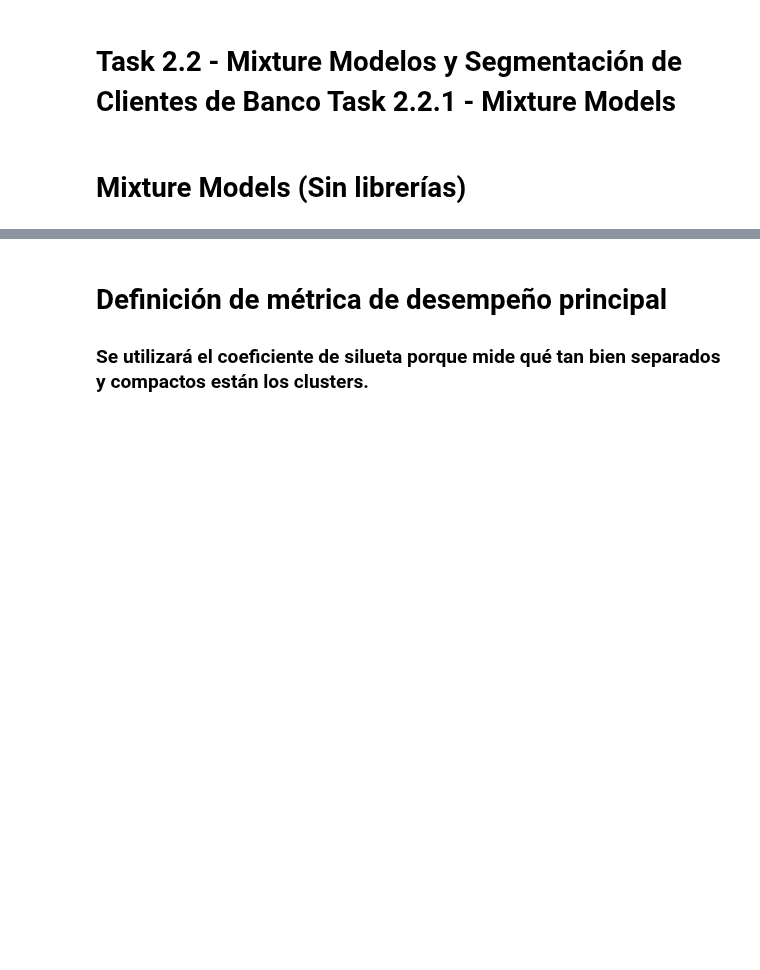
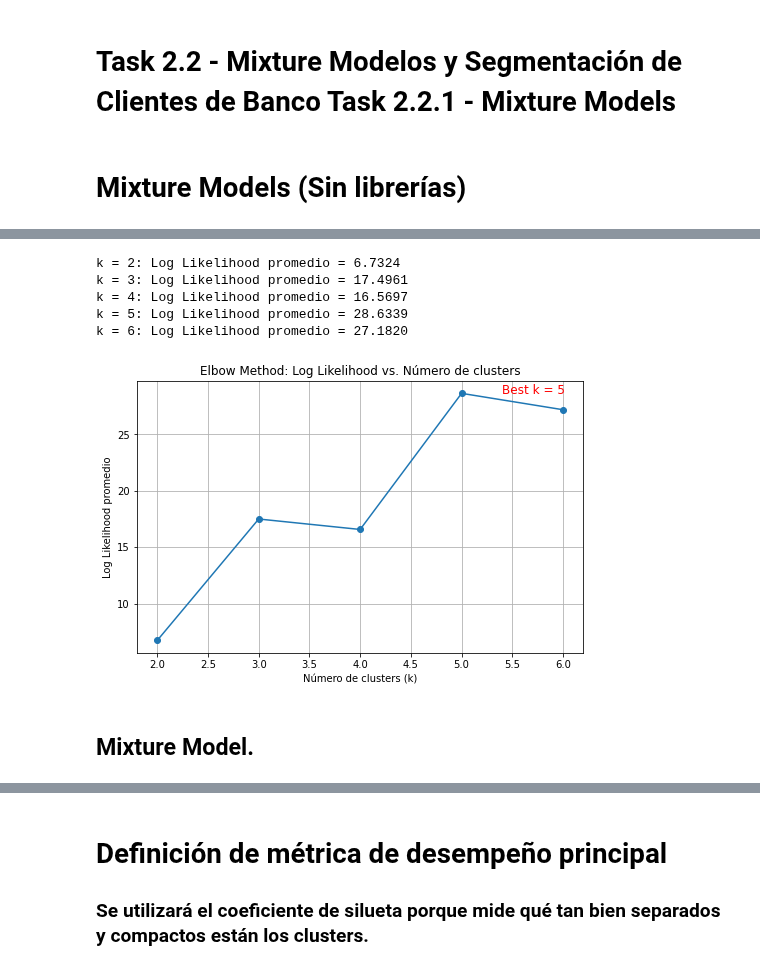
Before and after one commit to mar22266/LABORATORIOS-IA, a Jupyter notebook: Laboratorio04/Lab04.ipynb, the cells around one changed output, grey strips where cells are left out. Cells and saved outputs as stored; diff of their text form; code cells hidden in the pictures; blank space fills up the shorter version.

```diff
--- a/Laboratorio04/Lab04.ipynb
+++ b/Laboratorio04/Lab04.ipynb
@@ -301,0 +411,13 @@ plt.show()
+# %%
+# Suponiendo que 'data_scaled' es tu dataset normalizado (array NumPy)
+# Por ejemplo, data_scaled tiene forma (1045170, 3)
+# Bloque 2: Uso de la función para determinar k (usando una muestra)
+if X_norm.shape[0] > 140:
+    np.random.seed(42)
+    indices = np.random.choice(X_norm.shape[0], 140, replace=False)
+    X_sample = X_norm[indices]
+else:
+    X_sample = X_norm
+
+candidate_ks = [2, 3, 4, 5, 6]
+best_k, results = choose_best_k(X_sample, candidate_ks, n_folds=5, max_iter=1000, tol=1e-5, random_state=42)
@@ -301,0 +432,45 @@ plt.show()
+# %%
+import matplotlib.pyplot as plt
+
+# Usamos la misma muestra X_sample definida en el bloque anterior.
+# candidate_ks ya está definido, por ejemplo:
+candidate_ks = [2, 3, 4, 5, 6]
+
+# Calculamos el log likelihood promedio para cada valor de k usando la muestra
+ks = candidate_ks
+likelihoods = []
+for k in ks:
+    ll = cross_validation_log_likelihood(X_sample, k, n_folds=5, max_iter=1000, tol=1e-5, random_state=42)
+    likelihoods.append(ll)
+    print(f"k = {k}: Log Likelihood promedio = {ll:.4f}")
+
+# Determinamos el k óptimo según el máximo log likelihood
+results_dict = dict(zip(ks, likelihoods))
+best_k = max(results_dict, key=results_dict.get)
+best_ll = results_dict[best_k]
+
+# Graficamos la curva del método del "Elbow"
+plt.figure(figsize=(8, 5))
+plt.plot(ks, likelihoods, marker='o', linestyle='-')
+plt.xlabel("Número de clusters (k)")
+plt.ylabel("Log Likelihood promedio")
+plt.title("Elbow Method: Log Likelihood vs. Número de clusters")
+plt.grid(True)
+
+# Anotamos el k óptimo en la gráfica
+plt.annotate(f"Best k = {best_k}",
+             xy=(best_k, best_ll),
+             xytext=(best_k+0.4, best_ll),
+             fontsize=12,
+             color='red')
+
+plt.show()
+# %% [output]
+k = 2: Log Likelihood promedio = 6.7324
+k = 3: Log Likelihood promedio = 17.4961
+k = 4: Log Likelihood promedio = 16.5697
+k = 5: Log Likelihood promedio = 28.6339
+k = 6: Log Likelihood promedio = 27.1820
+[figure, added]
+# %% [markdown]
+## Mixture Model.
```
Also changed, not shown: parts of 9 cells of this notebook.
